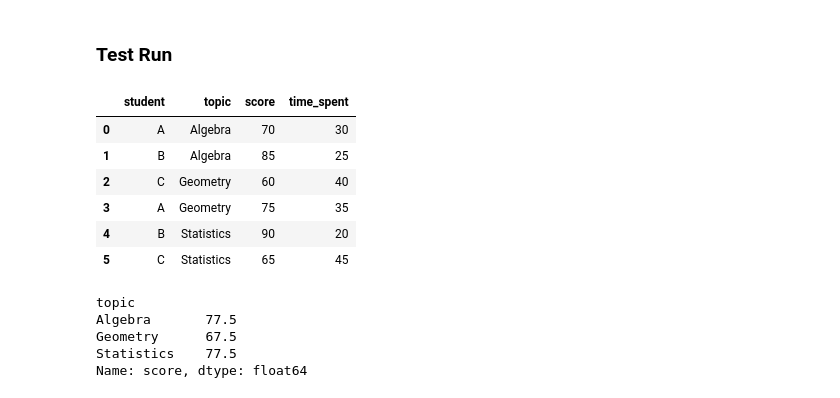
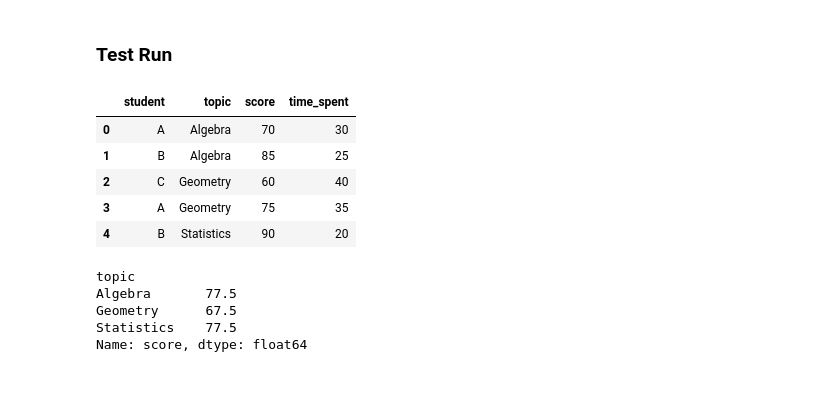
Before and after one commit to ronachel/aralai-ai-learning-assistant, a Jupyter notebook: analysis/learning_analytics.ipynb, the cells around one changed output. Drawn from its saved outputs; the diff is of its cells as text; code cells hidden in the pictures.

```diff
--- a/analysis/learning_analytics.ipynb
+++ b/analysis/learning_analytics.ipynb
@@ -86,15 +86,14 @@ Name: score, dtype: float64
 # %% [markdown]
 ### Test Run
 # %%
-df.head(20)
+df.head(5)
 # %% [output]
 |  | student | topic | score | time_spent |
 | 0 | A | Algebra | 70 | 30 |
 | 1 | B | Algebra | 85 | 25 |
 | 2 | C | Geometry | 60 | 40 |
 | 3 | A | Geometry | 75 | 35 |
 | 4 | B | Statistics | 90 | 20 |
-| 5 | C | Statistics | 65 | 45 |
 # %%
 df.groupby("topic")["score"].mean()
 # %% [output]
```
Also changed, not shown: 5 other files.
